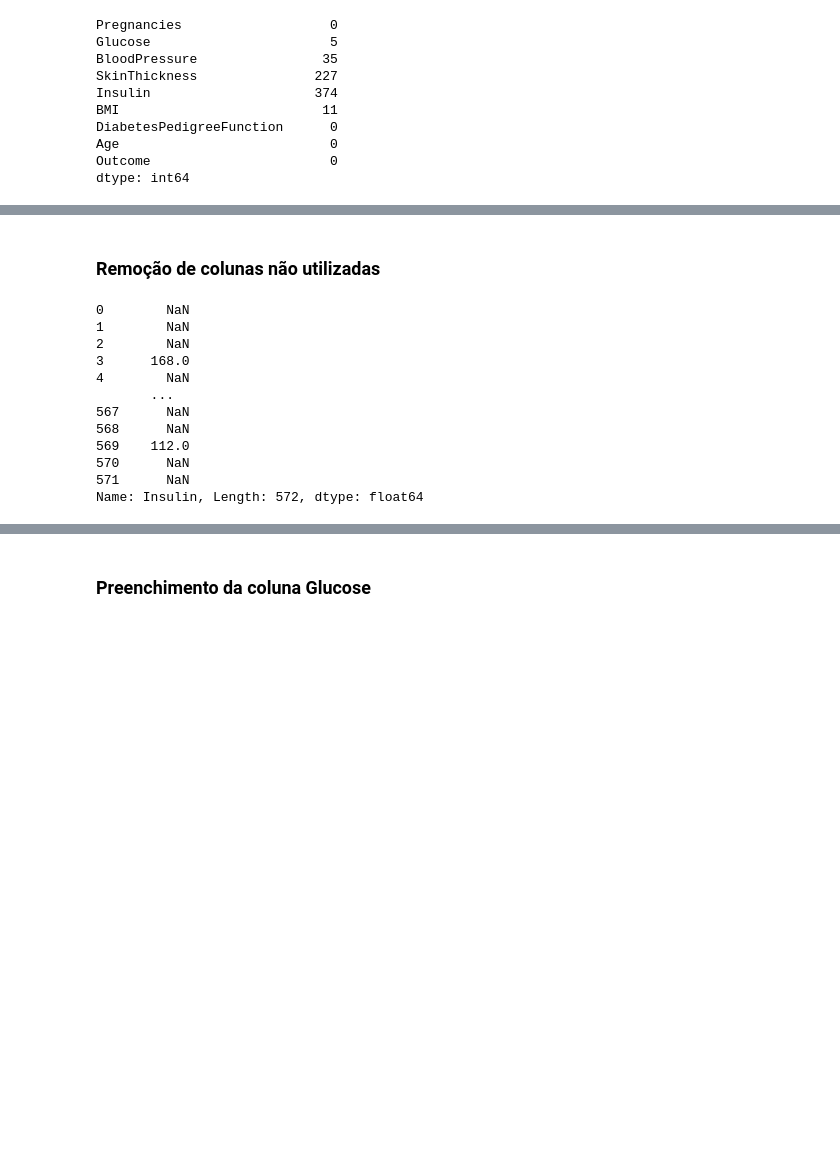
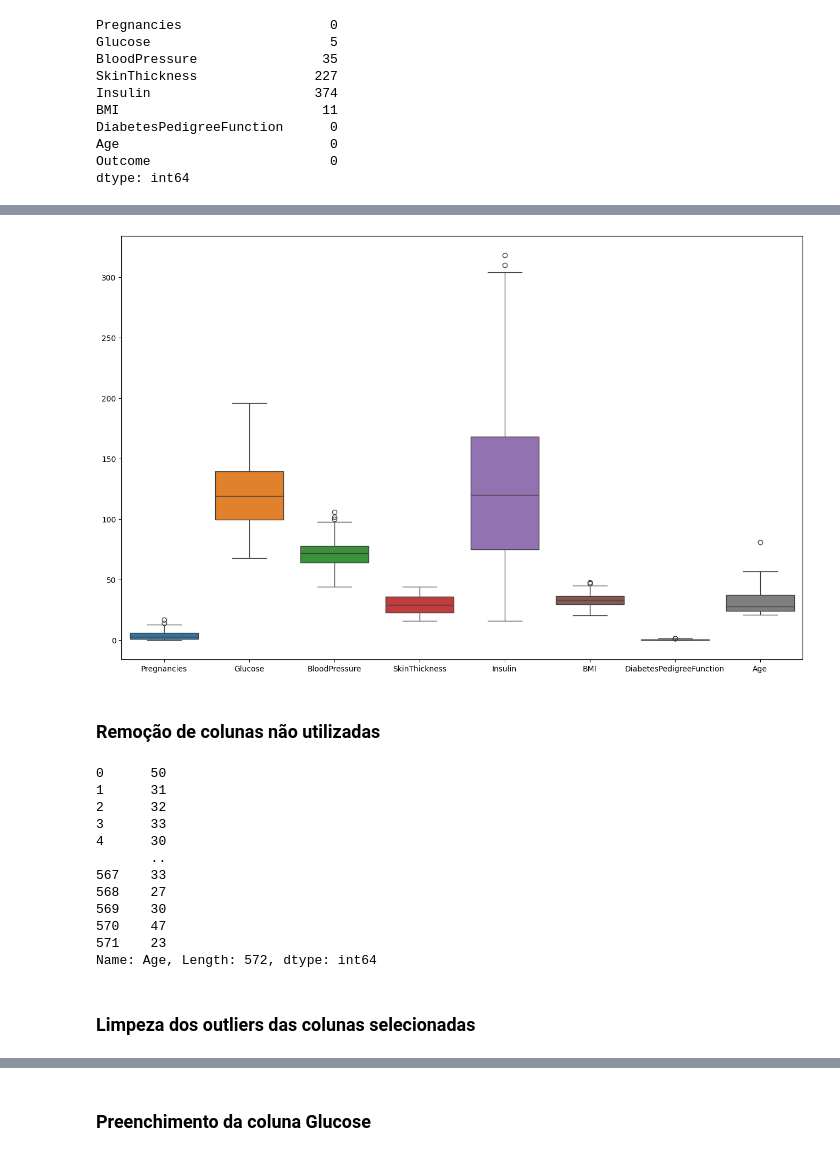
Before and after one commit to ruantmelo/ml-class, a Jupyter notebook: 01_Preprocessing/main.ipynb, the cells around one changed output, grey strips where cells are left out. Cells and saved outputs as stored; diff of their text form; code cells hidden in the pictures; blank space fills up the shorter version.

```diff
--- a/01_Preprocessing/main.ipynb
+++ b/01_Preprocessing/main.ipynb
@@ -73,19 +161,27 @@ dtype: int64
+# %%
+plt.figure(figsize= (16,10))
+sns.boxplot(data= df_no_outliers.drop(columns=['Outcome']))
+plt.savefig('boxplot.png')
+plt.show()
+# %% [output]
+[figure, added]
 # %% [markdown]
 ### Remoção de colunas não utilizadas
 # %%
 df.pop('Pregnancies')
-# df.pop('Age')
-df.pop('Insulin')
+df.pop('Age')
 # %% [output]
-0        NaN
-1        NaN
-2        NaN
-3      168.0
-4        NaN
-       ...
-567      NaN
-568      NaN
-569    112.0
-570      NaN
-571      NaN
-Name: Insulin, Length: 572, dtype: float64
+0      50
+1      31
+2      32
+3      33
+4      30
+       ..
+567    33
+568    27
+569    30
+570    47
+571    23
+Name: Age, Length: 572, dtype: int64
+# %% [markdown]
+### Limpeza dos outliers das colunas selecionadas
```
Also changed, not shown: parts of 32 cells of this notebook, 4 other files.
